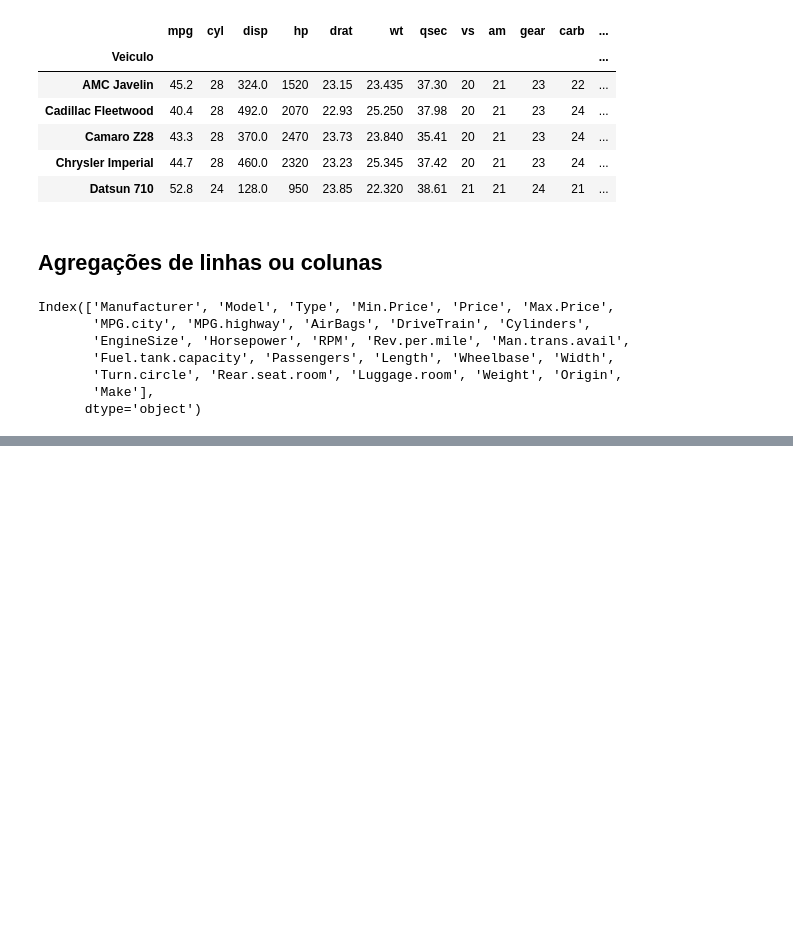
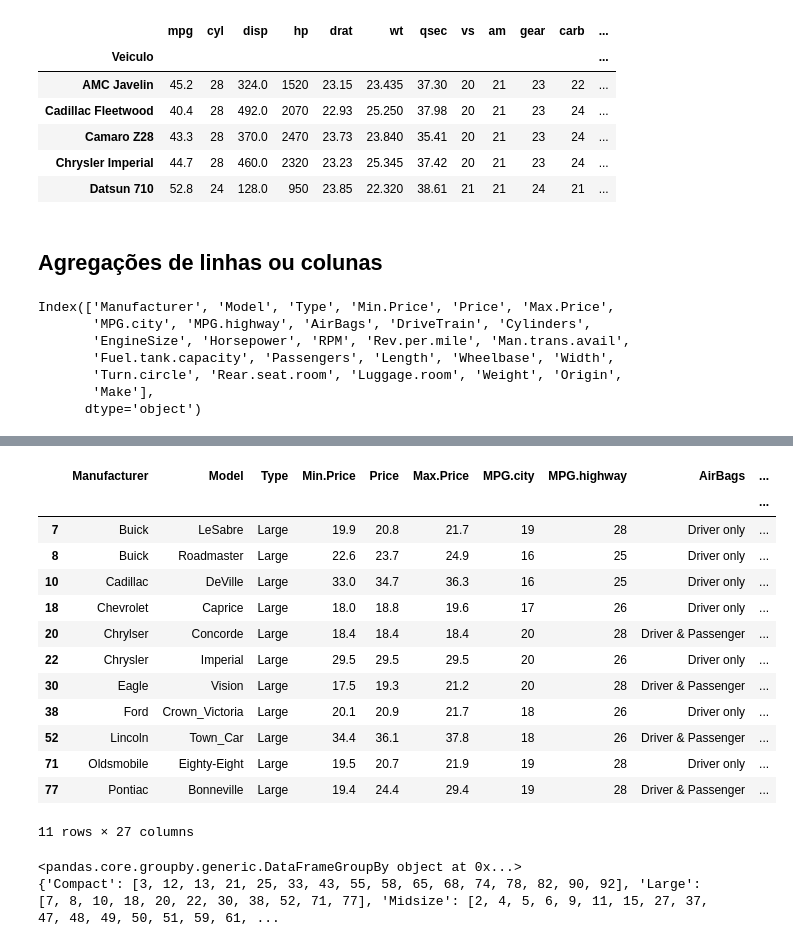
Before and after one commit to AnaMarcacini/CienciaDeDados, a Jupyter notebook: EstudoAnaP1_Pratica.ipynb, the cells around one changed output, grey strips where cells are left out. Drawn from its saved outputs; the diff is of its cells as text; code cells hidden in the pictures; blank space fills up the shorter version.

```diff
--- a/EstudoAnaP1_Pratica.ipynb
+++ b/EstudoAnaP1_Pratica.ipynb
@@ -972,0 +1269,24 @@ Index(['Manufacturer', 'Model', 'Type', 'Min.Price', 'Price', 'Max.Price',
+# %%
+group_list[1]
+# %% [output]
+|  | Manufacturer | Model | Type | Min.Price | Price | Max.Price | MPG.city | MPG.highway | AirBags | ... |
+|  |  |  |  |  |  |  |  |  |  | ... |
+| 7 | Buick | LeSabre | Large | 19.9 | 20.8 | 21.7 | 19 | 28 | Driver only | ... |
+| 8 | Buick | Roadmaster | Large | 22.6 | 23.7 | 24.9 | 16 | 25 | Driver only | ... |
+| 10 | Cadillac | DeVille | Large | 33.0 | 34.7 | 36.3 | 16 | 25 | Driver only | ... |
+| 18 | Chevrolet | Caprice | Large | 18.0 | 18.8 | 19.6 | 17 | 26 | Driver only | ... |
+| 20 | Chrylser | Concorde | Large | 18.4 | 18.4 | 18.4 | 20 | 28 | Driver & Passenger | ... |
+| 22 | Chrysler | Imperial | Large | 29.5 | 29.5 | 29.5 | 20 | 26 | Driver only | ... |
+| 30 | Eagle | Vision | Large | 17.5 | 19.3 | 21.2 | 20 | 28 | Driver & Passenger | ... |
+| 38 | Ford | Crown_Victoria | Large | 20.1 | 20.9 | 21.7 | 18 | 26 | Driver only | ... |
+| 52 | Lincoln | Town_Car | Large | 34.4 | 36.1 | 37.8 | 18 | 26 | Driver & Passenger | ... |
+| 71 | Oldsmobile | Eighty-Eight | Large | 19.5 | 20.7 | 21.9 | 19 | 28 | Driver only | ... |
+| 77 | Pontiac | Bonneville | Large | 19.4 | 24.4 | 29.4 | 19 | 28 | Driver & Passenger | ... |
+11 rows × 27 columns
+# %%
+grupos_itens = carros2.groupby('Type')
+print ( grupos_itens )
+print ( grupos_itens.groups )
+# %% [output]
+<pandas.core.groupby.generic.DataFrameGroupBy object at 0x...>
+{'Compact': [3, 12, 13, 21, 25, 33, 43, 55, 58, 65, 68, 74, 78, 82, 90, 92], 'Large': [7, 8, 10, 18, 20, 22, 30, 38, 52, 71, 77], 'Midsize': [2, 4, 5, 6, 9, 11, 15, 27, 37, 47, 48, 49, 50, 51, 59, 61, ...
```
Also changed, not shown: parts of 90 cells of this notebook.
